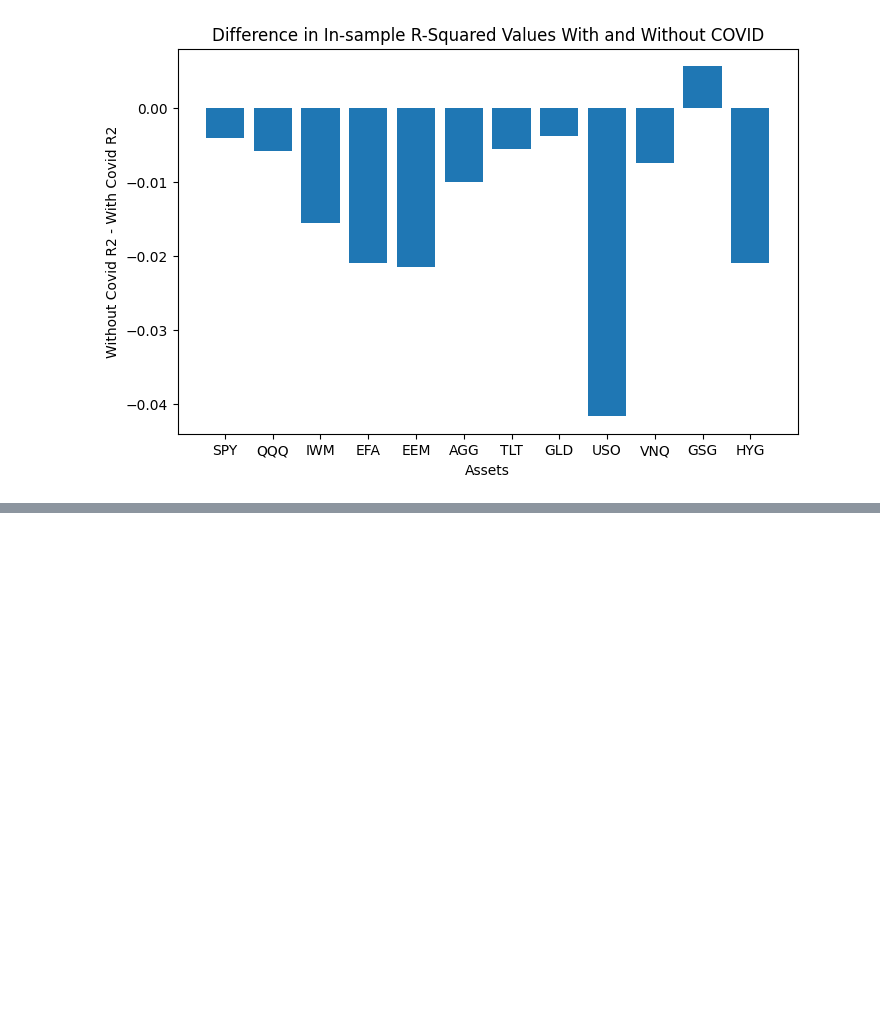
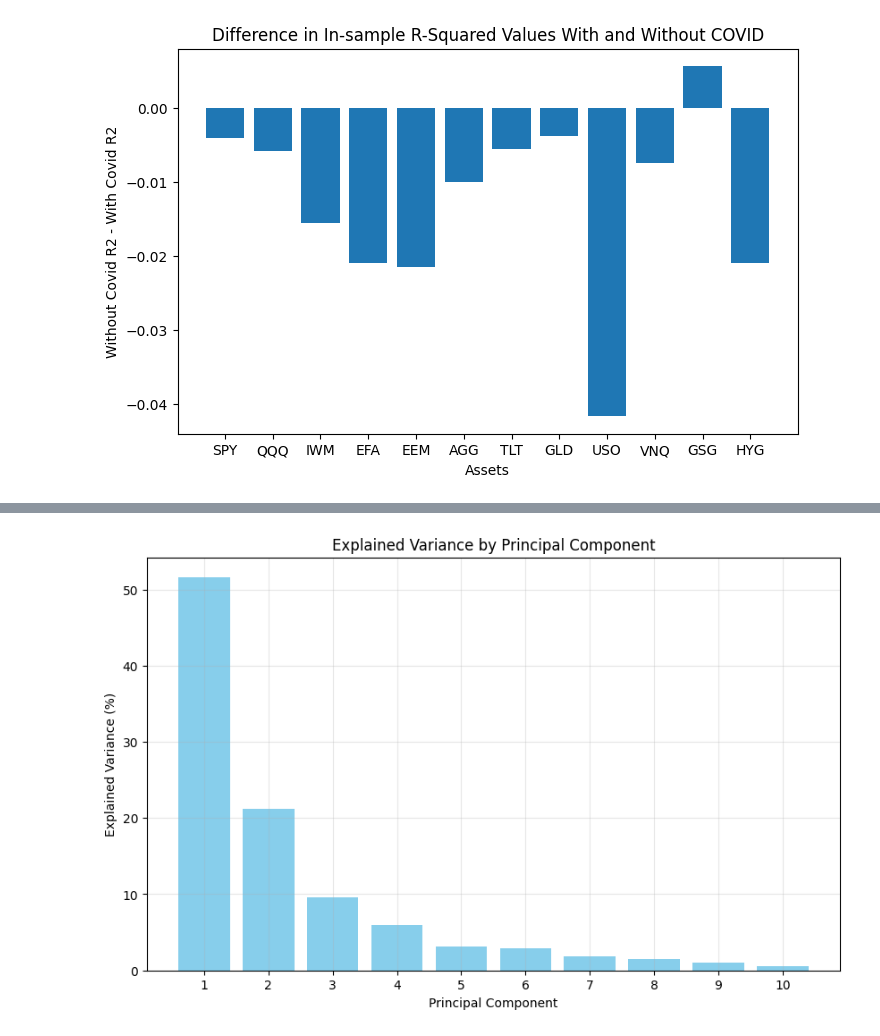
Before and after one commit to Kunj121/MacroFinance_HW2, a Jupyter notebook: hw3/macro_factors.ipynb, the cells around one changed output, grey strips where cells are left out. Saved outputs shown, nothing was run; the diff lists cells and outputs as text; code cells hidden in the pictures; blank space fills up the shorter version.

```diff
--- a/hw3/macro_factors.ipynb
+++ b/hw3/macro_factors.ipynb
@@ -405,0 +495,2 @@ plt.show()
+# %%
+explained_variance = pca.explained_variance_ratio_ * 100
@@ -405,0 +528,11 @@ plt.show()
+# %%
+plt.figure(figsize=(10, 6))
+plt.bar(range(1, min(10, len(explained_variance))+1), explained_variance[:10], color='skyblue')
+plt.xlabel('Principal Component')
+plt.ylabel('Explained Variance (%)')
+plt.title('Explained Variance by Principal Component')
+plt.xticks(range(1, min(10, len(explained_variance))+1))
+plt.grid(True, alpha=0.3)
+plt.show()
+# %% [output]
+[figure, added]
```
Also changed, not shown: parts of 29 cells of this notebook.
